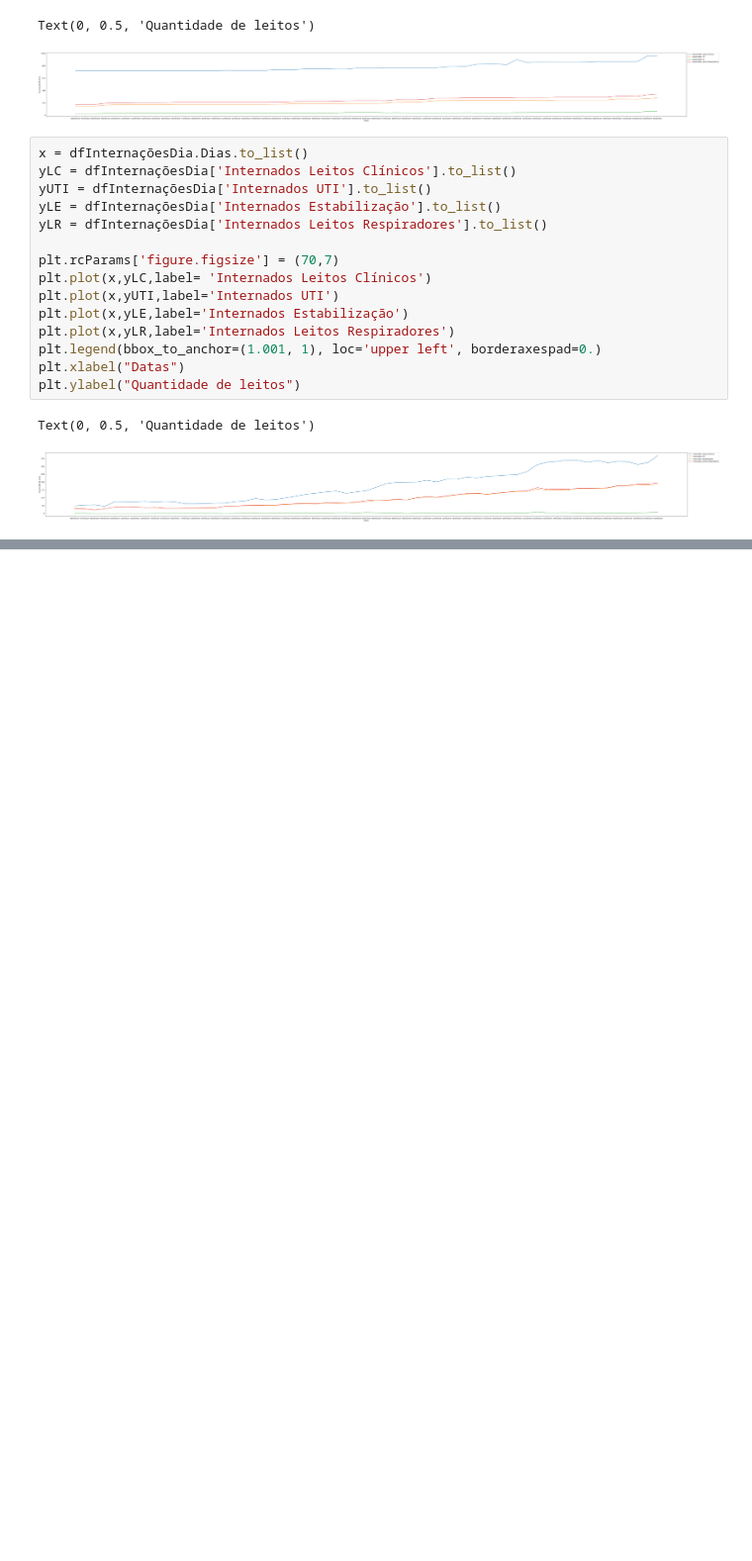
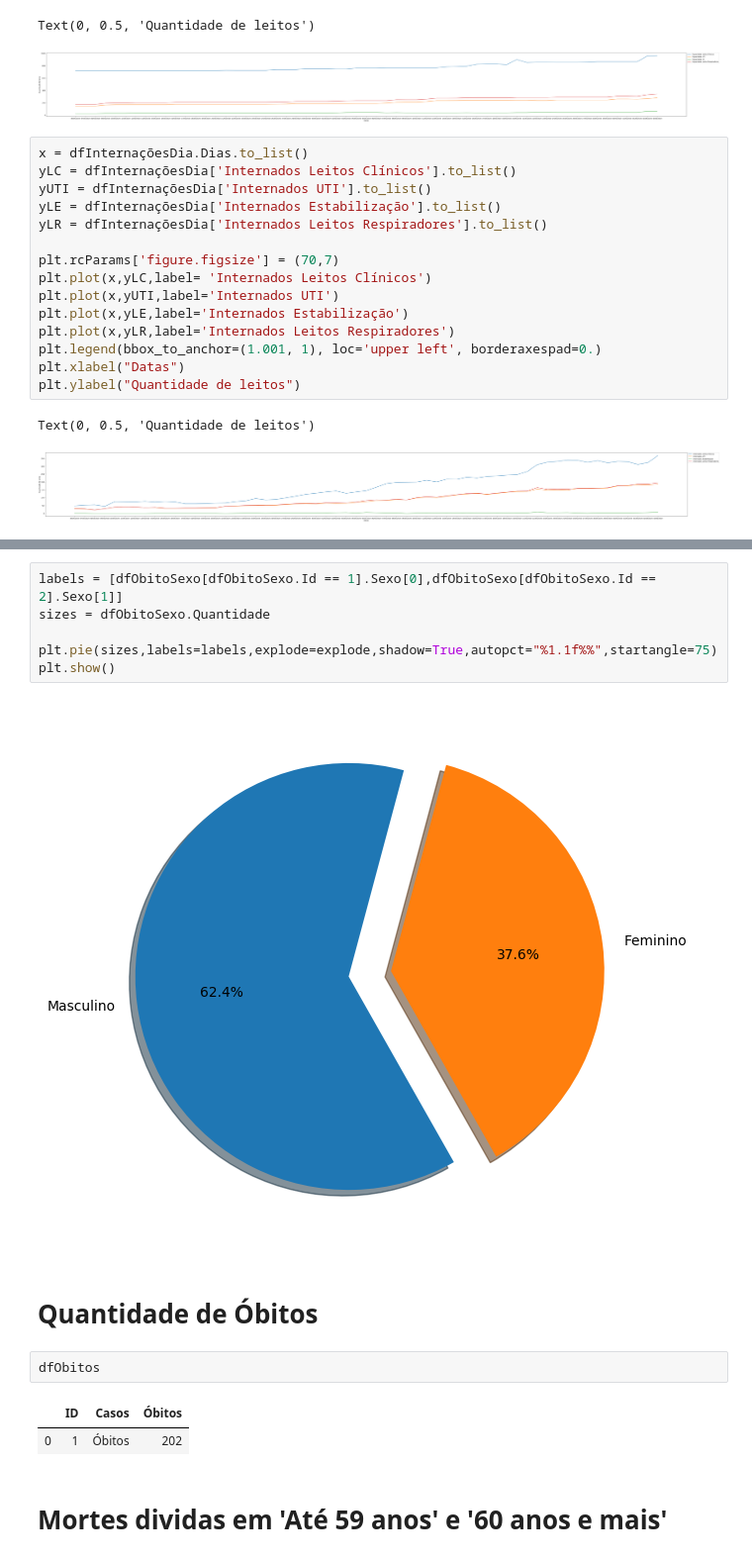
Before and after one commit to SalesRyan/Mapa-Covid-19, a Jupyter notebook: Análise Exploratória/PainelCovid.ipynb, the cells around one changed output, grey strips where cells are left out. Shown at 99% size. Drawn from its saved outputs; the diff is of its cells as text; blank space fills up the shorter version.

```diff
--- a/Análise Exploratória/PainelCovid.ipynb
+++ b/Análise Exploratória/PainelCovid.ipynb
@@ -448,0 +493,17 @@ Text(0, 0.5, 'Quantidade de leitos')
+# %%
+labels = [dfObitoSexo[dfObitoSexo.Id == 1].Sexo[0],dfObitoSexo[dfObitoSexo.Id == 2].Sexo[1]]
+sizes = dfObitoSexo.Quantidade
+
+plt.pie(sizes,labels=labels,explode=explode,shadow=True,autopct="%1.1f%%",startangle=75)
+plt.show()
+# %% [output]
+[figure, added]
+# %% [markdown]
+# Quantidade de Óbitos
+# %%
+dfObitos
+# %% [output]
+|  | ID | Casos | Óbitos |
+| 0 | 1 | Óbitos | 202 |
+# %% [markdown]
+# Mortes dividas em 'Até 59 anos' e '60 anos e mais'
```
Also changed, not shown: parts of 38 cells of this notebook.
